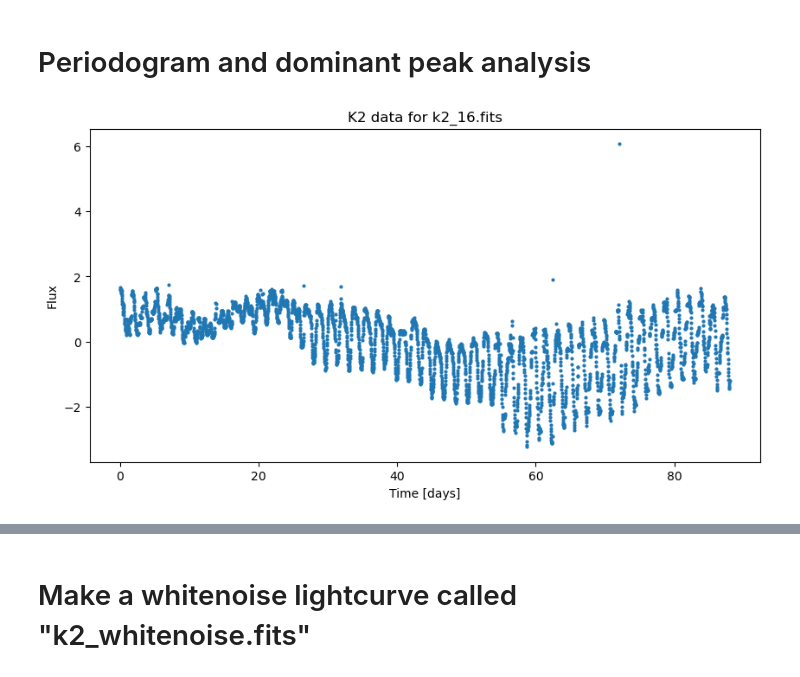
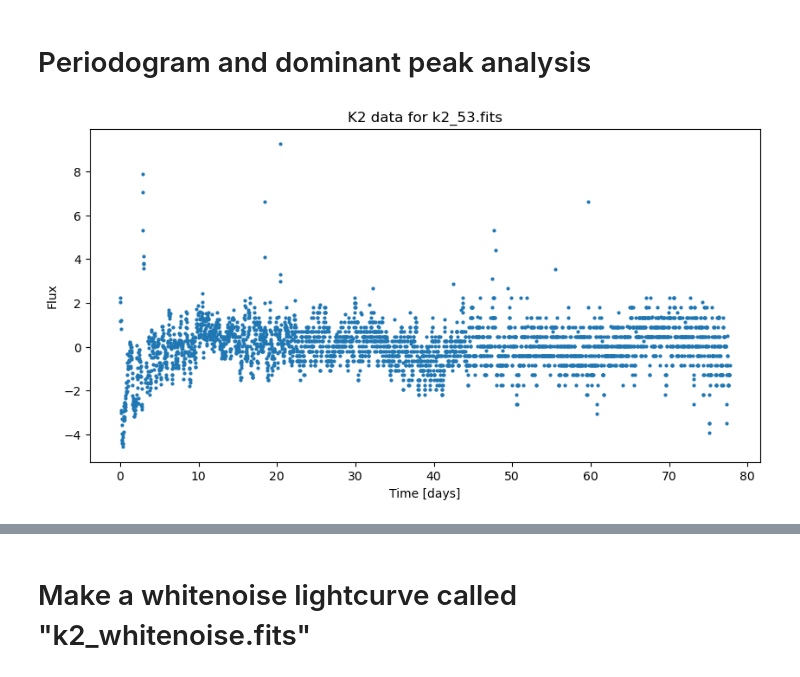
Before and after one commit to linneawolniewicz/dipper-detection, a Jupyter notebook: notebooks/data_notebooks/explore_data.ipynb, the cells around one changed output, grey strips where cells are left out. Cells and saved outputs as stored; diff of their text form; code cells hidden in the pictures.

```diff
--- a/notebooks/data_notebooks/explore_data.ipynb
+++ b/notebooks/data_notebooks/explore_data.ipynb
@@ -10,30 +10,30 @@ from dipper.data_utils.utils import *
 # Periodogram and dominant peak analysis
 # %%
 # Load some data
-filenumber = 16 #0, 16, 13, 28, 62
+filenumber = 53 #0, 16, 13, 28, 62
 data_dir = '../../data/k2/'
 filename = f'k2_{filenumber}.fits'
 x, y, y_err = load_k2_data(data_dir + filename)
 
 # Scale data to be between 0 and 1
 y = (y - np.min(y)) / (np.max(y) - np.min(y))
 y_err = y_err / (np.max(y) - np.min(y))
 
 # Standardize data to have mean 0 and std of 1
 mean_y = np.mean(y)
 std_y = np.std(y)
 y = (y - mean_y) / std_y
 y_err = y_err / std_y
 
 # Plot the data
 plt.figure(figsize=(10, 5))
 plt.errorbar(x, y, y_err, fmt='o', markersize=2)
 plt.xlabel('Time [days]')
 plt.ylabel('Flux')
 plt.title(f'K2 data for {filename}')
 plt.show()
 # %% [output]
-[figure, old version]
+[figure, new version]
 # %%
 def freq_idx_to_period_days(freqs_idx, times):
     idx_day_scale_factor = (times[-1] - times[0]) / len(times)
```
Also changed, not shown: parts of 2 cells of this notebook, 2 other files.
